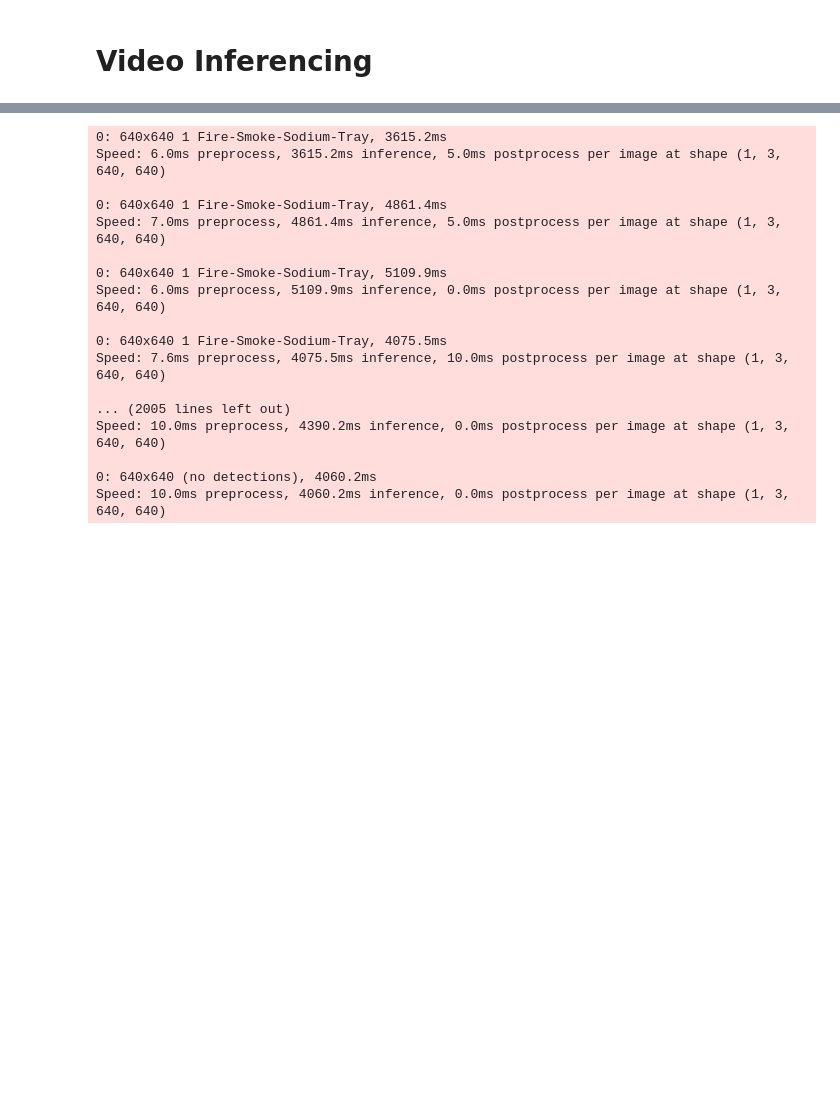
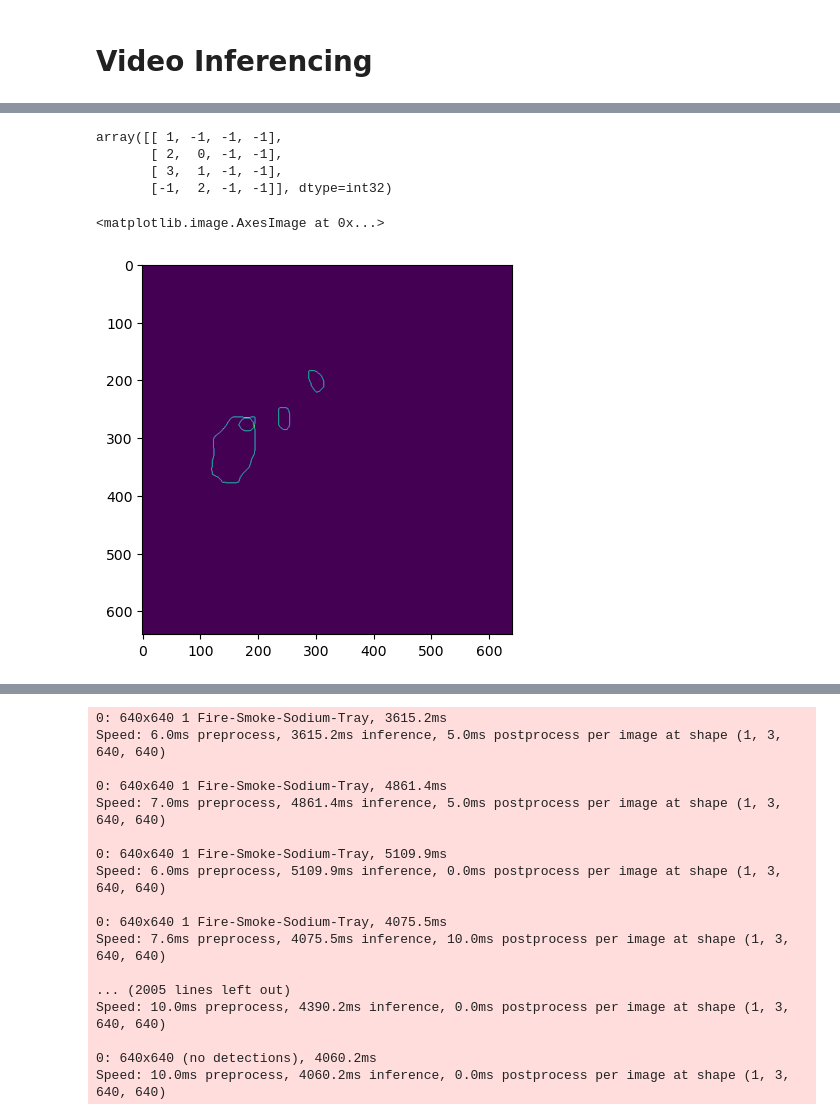
Before and after one commit to muthuganeshece/CVProjects, a Jupyter notebook: SodiumDisposal/Notebook/YOLOv8_Inference.ipynb, the cells around one changed output, grey strips where cells are left out. Saved outputs shown, nothing was run; the diff lists cells and outputs as text; code cells hidden in the pictures; blank space fills up the shorter version.

Commit message:
Updates contain finding contours, Centroid and Area calculations

```diff
--- a/SodiumDisposal/Notebook/YOLOv8_Inference.ipynb
+++ b/SodiumDisposal/Notebook/YOLOv8_Inference.ipynb
@@ -71,0 +88,13 @@ model = YOLO('best.pt')
+# %%
+hierarchies[0]
+# %% [output]
+array([[ 1, -1, -1, -1],
+       [ 2,  0, -1, -1],
+       [ 3,  1, -1, -1],
+       [-1,  2, -1, -1]], dtype=int32)
+# %%
+blank = np.zeros(mask_img.shape[:2], dtype='uint8')
+plt.imshow(cv.drawContours(blank, contours, -1, (255, 0, 0), 1))
+# %% [output]
+<matplotlib.image.AxesImage at 0x...>
+[figure, added]
```
Also changed, not shown: parts of 18 cells of this notebook.
